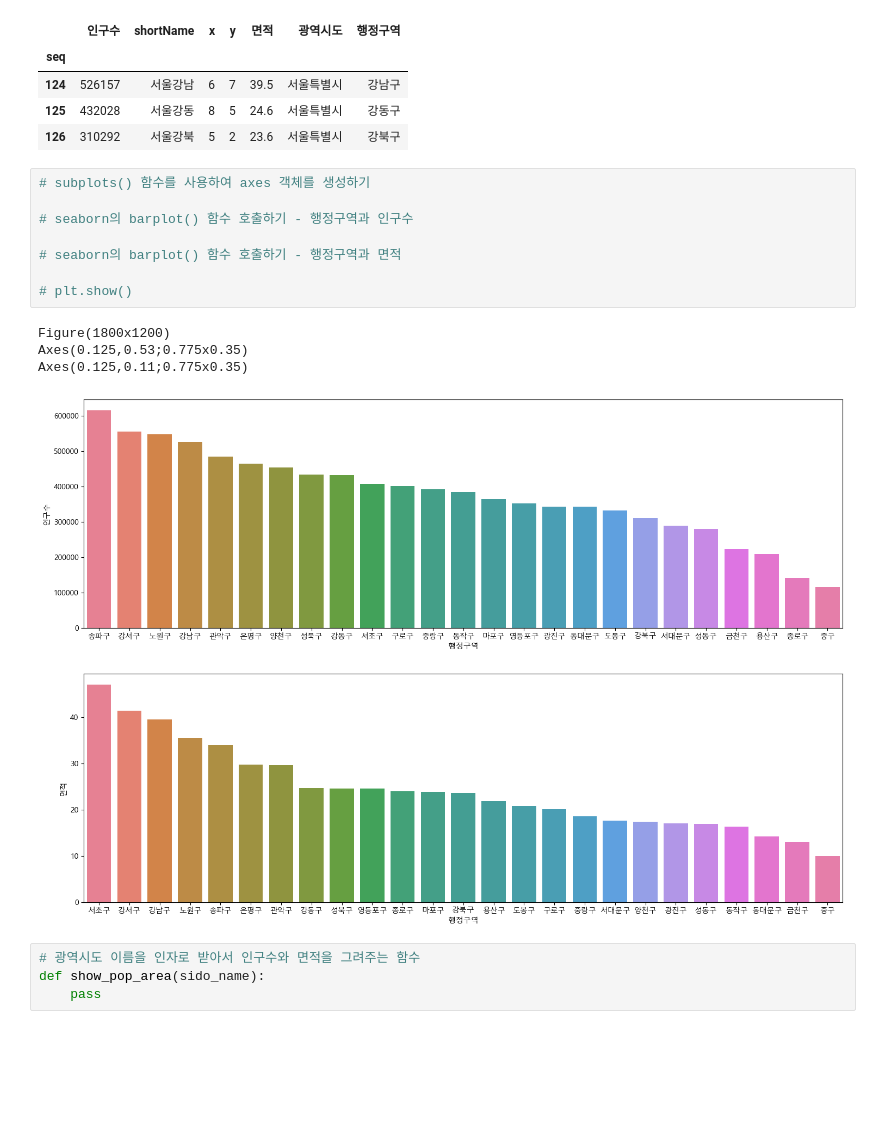
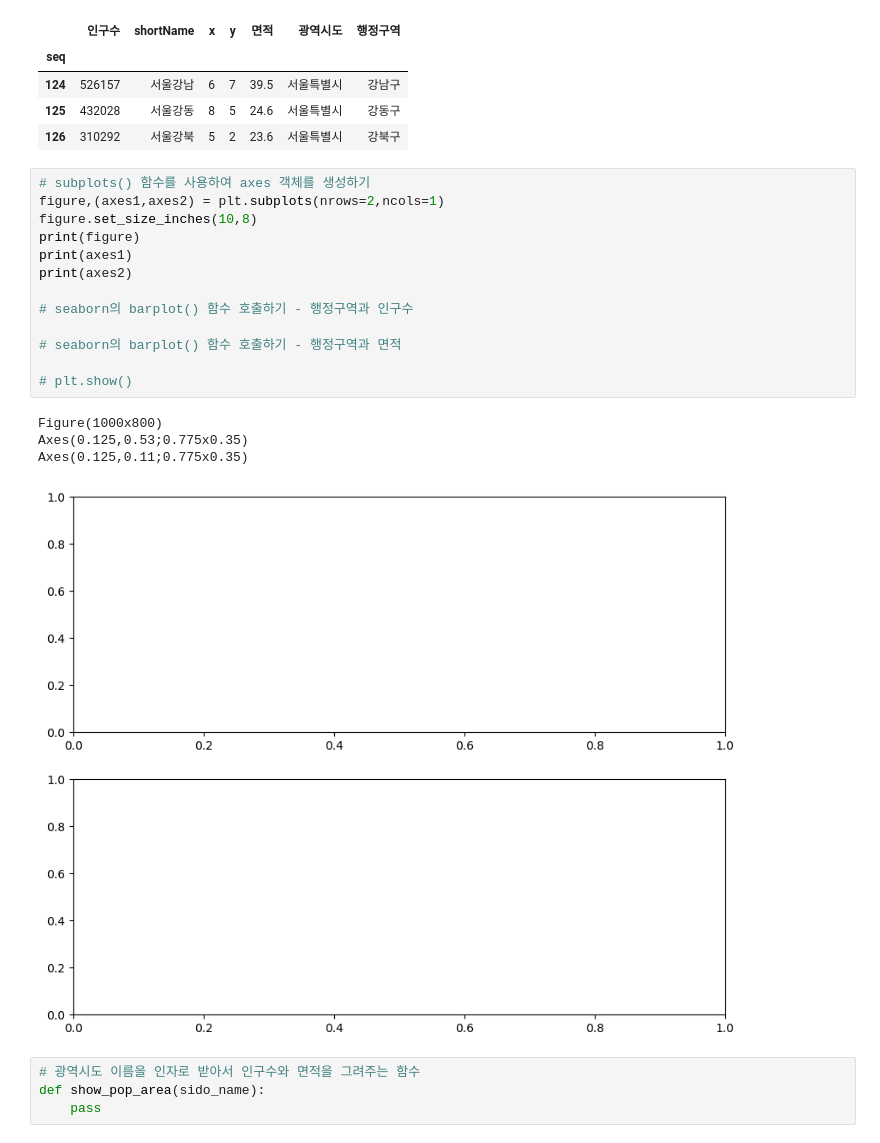
Before and after one commit to kimini02/Python_Webscraping_Analysis, a Jupyter notebook: 03.행정구역정보_분석과시각화 (1).ipynb, the cells around one changed output. Saved outputs shown, nothing was run; the diff lists cells and outputs as text; blank space fills up the shorter version.

```diff
--- a/03.행정구역정보_분석과시각화.ipynb
+++ b/03.행정구역정보_분석과시각화 (1).ipynb
@@ -734,17 +732,22 @@ Malgun Gothic
 | 126 | 310292 | 서울강북 | 5 | 2 | 23.6 | 서울특별시 | 강북구 |
 # %%
 # subplots() 함수를 사용하여 axes 객체를 생성하기
+figure,(axes1,axes2) = plt.subplots(nrows=2,ncols=1)
+figure.set_size_inches(10,8)
+print(figure)
+print(axes1)
+print(axes2)
 
 # seaborn의 barplot() 함수 호출하기 - 행정구역과 인구수
 
 # seaborn의 barplot() 함수 호출하기 - 행정구역과 면적
 
 # plt.show()
 # %% [output]
-Figure(1800x1200)
+Figure(1000x800)
 Axes(0.125,0.53;0.775x0.35)
 Axes(0.125,0.11;0.775x0.35)
-[figure, old version]
+[figure, new version]
 # %%
 # 광역시도 이름을 인자로 받아서 인구수와 면적을 그려주는 함수
 def show_pop_area(sido_name):
```
Also changed, not shown: parts of 49 cells of this notebook, 4 other files.
